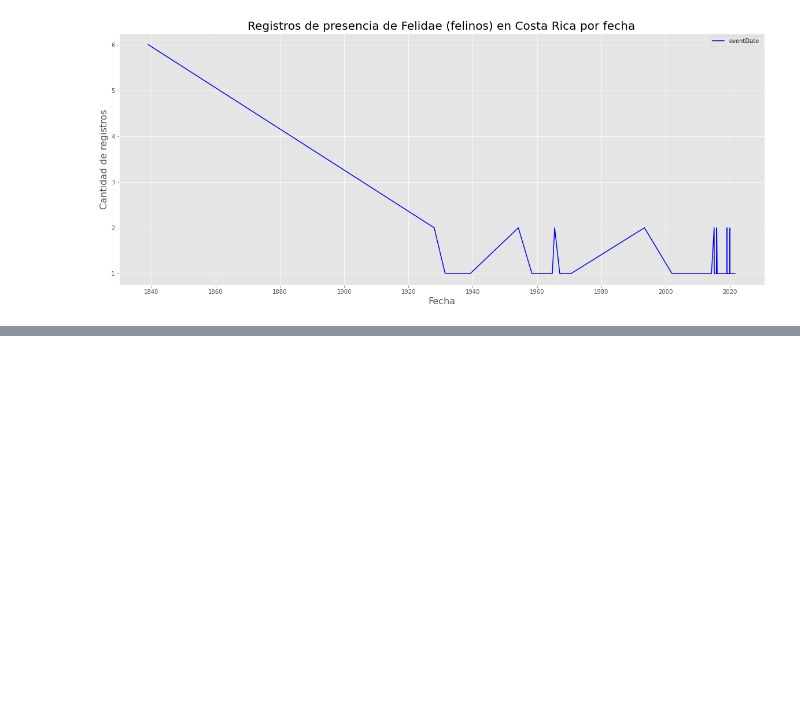
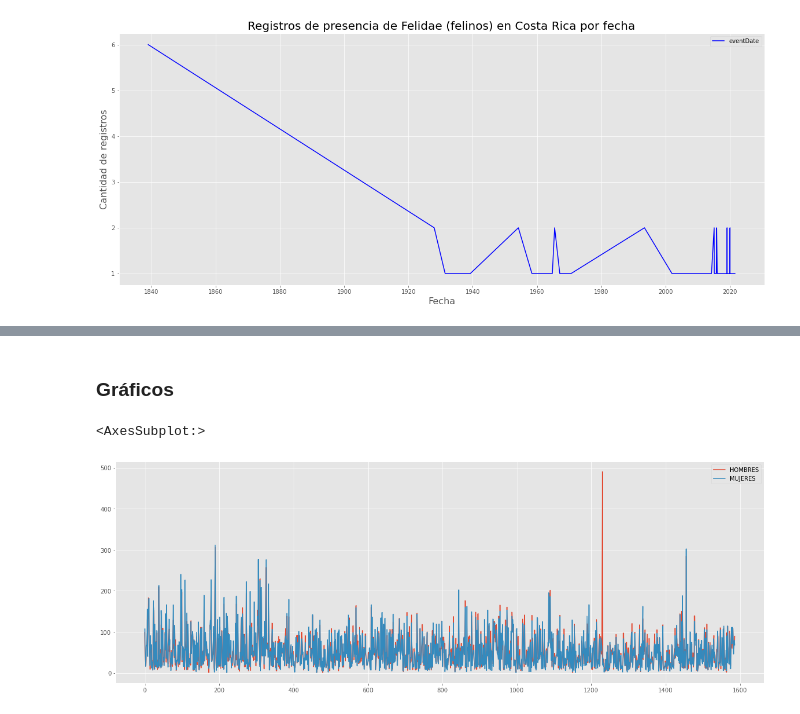
Before and after one commit to curso-python-imn/curso-python-imn.github.io, a Jupyter notebook: 17-pandas.ipynb, the cells around one changed output, grey strips where cells are left out. Saved outputs shown, nothing was run; the diff lists cells and outputs as text; code cells hidden in the pictures; blank space fills up the shorter version.

```diff
--- a/17-pandas.ipynb
+++ b/17-pandas.ipynb
@@ -333,0 +435,4 @@ plt.legend()
+# %%
+san_carlos = pd.read_csv("https://raw.githubusercontent.com/curso-python-imn/curso-python-imn.github.io/main/datos/analisis-riesgo/indicadores-vulnerabilidad-SAN%20CARLOS.csv")
+
+san_carlos
@@ -333,0 +474,10 @@ plt.legend()
+# %% [markdown]
+### Gráficos
+# %%
+# Gráfico de un subconjunto
+san_carlos_s01 = san_carlos[["HOMBRES", "MUJERES"]]
+
+san_carlos_s01.plot(figsize=(20,7))
+# %% [output]
+<AxesSubplot:>
+[figure, added]
```
Also changed, not shown: parts of 28 cells of this notebook, 18 other files.
